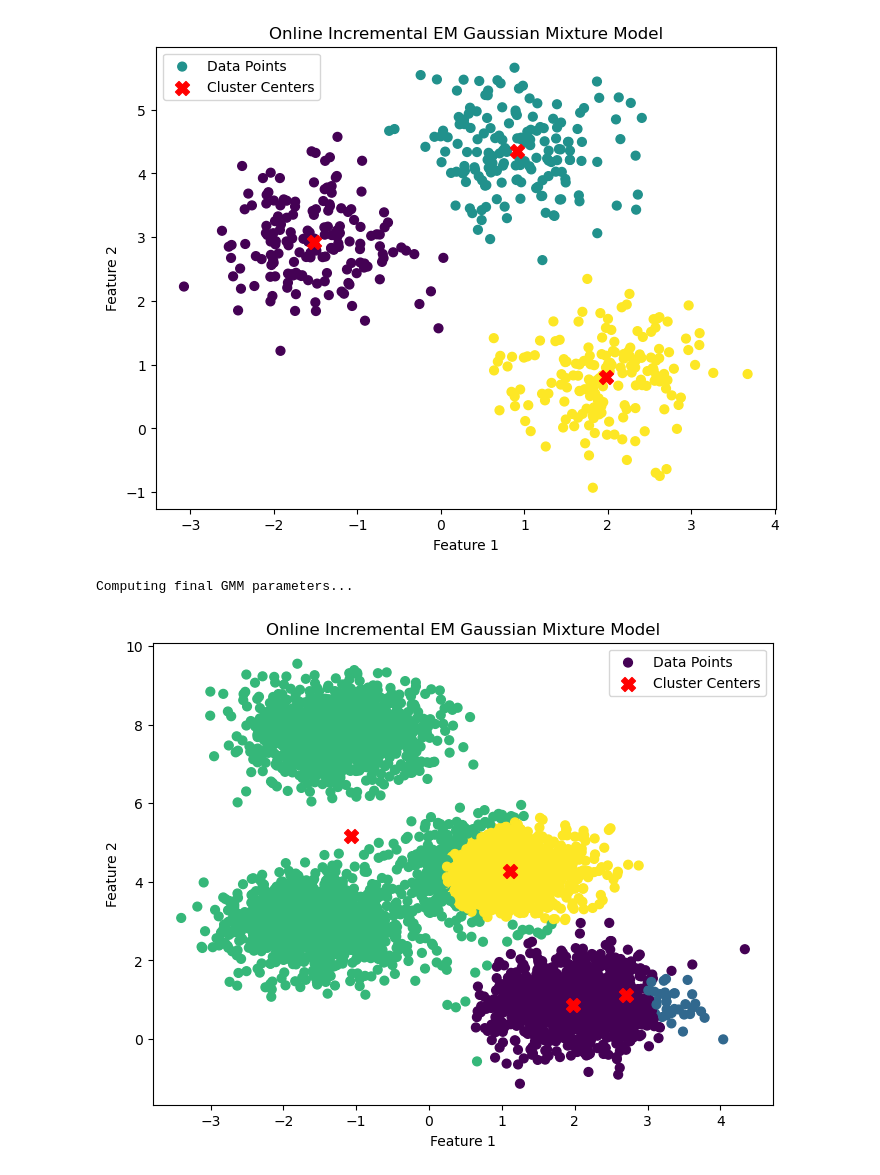
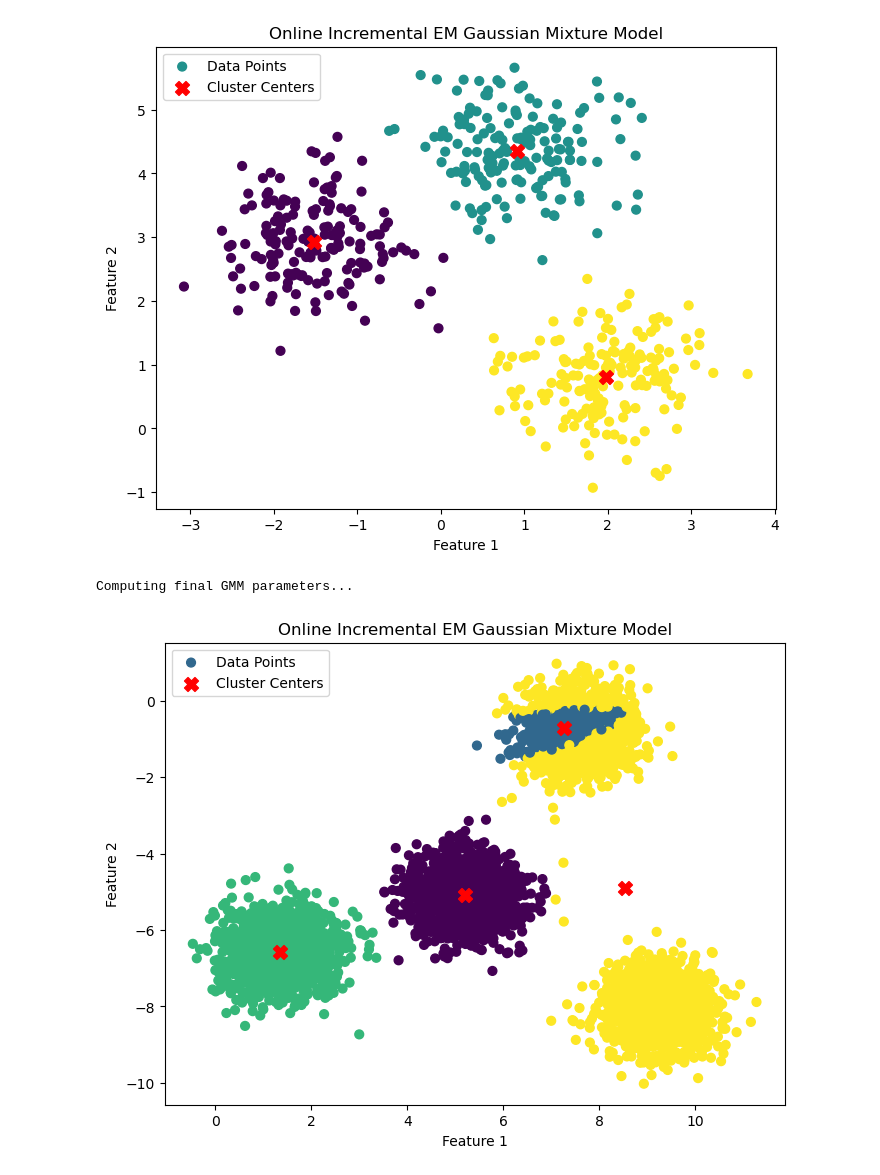
Before and after one commit to arnifreyrm/Online-GMM, a Jupyter notebook: old_incremental.ipynb, the cells around one changed output. Saved outputs shown, nothing was run; the diff lists cells and outputs as text; code cells hidden in the pictures.

```diff
--- a/old_incremental.ipynb
+++ b/old_incremental.ipynb
@@ -265,30 +265,89 @@ def random_initialization(n_components, n_features, random_state=None):
 
     return pi, mu, sigma
 
-def compute_responsibilities(x, pi, mu, sigma):
+def initialize_parameters(n_components, n_features, first_points=None, random_state=None):
+    if random_state is not None:
+        np.random.seed(random_state)
+
+    # Initialize mixing coefficients
+    pi = np.ones(n_components) / n_components
+
+    # Initialize means with more spread
+    if first_points is not None:
+        # Use the first few points with larger noise
+        mu_k = first_points + np.random.randn(n_components, n_features) * 2.0
+    else:
+        mu_k = np.random.randn(n_components, n_features) * 5.0
+
+    # Initialize with larger covariances
+    sigma_k = np.array([
+        np.eye(n_features) * (2.0 + 0.5 * k)
+        for k in range(n_components)
+    ])
+
+    return pi, mu_k, sigma_k
+
+def compute_responsibilities(x, pi, mu, sigma, eps=1e-15):
     K = len(pi)
-    responsibilities = np.zeros(K)
+    log_responsibilities = np.zeros(K)
+
     for k in range(K):
         diff = x - mu[k]
-        exponent = -0.5 * np.dot(diff.T, np.linalg.solve(sigma[k], diff))
-        exponent = np.clip(exponent, -50, 50)  # Avoid overflow/underflow
-        # print(f"diff: {diff}, sigma: {sigma[k]}, exponent: {exponent}")
-        responsibilities[k] = pi[k] * np.exp(exponent) / np.sqrt(np.linalg.det(sigma[k]) * (2 * np.pi) ** len(x))
 
+        # Add small constant to diagonal for numerical stability
+        sigma_k = sigma[k] + eps * np.eye(sigma[k].shape[0])
+
+        # Compute log probability in a numerically stable way
+        log_det = np.log(np.linalg.det(sigma_k))
+        inv_sigma = np.linalg.inv(sigma_k)
+        exponent = -0.5 * np.dot(diff.T, np.dot(inv_sigma, diff))
+        log_responsibilities[k] = np.log(pi[k]) + exponent - 0.5 * (log_det + len(x) * np.log(2 * np.pi))
+
+    # Subtract maximum for numerical stability
+    log_responsibilities -= np.max(log_responsibilities)
+    responsibilities = np.exp(log_responsibilities)
     responsibilities /= np.sum(responsibilities)
+
     return responsibilities
 
-def compute_parameters(mu_stats, n_samples):
-    pi = mu_stats['N'] / n_samples
-    mu_k = mu_stats['sum_x'] / mu_stats['N'][:, None]
-    sigma_k = np.array([mu_stats['sum_xx'][k] / mu_stats['N'][k] - np.outer(mu_k[k], mu_k[k]) for k in range(len(pi))])
-    return pi, mu_k, sigma_k
+# def compute_parameters(mu_stats, n_samples):
+#     pi = mu_stats['N'] / n_samples
+#     mu_k = mu_stats['sum_x'] / mu_stats['N'][:, None]
+#     sigma_k = np.array([mu_stats['sum_xx'][k] / mu_stats['N'][k] - np.outer(mu_k[k], mu_k[k]) for k in range(len(pi))])
+#     return pi, mu_k, sigma_k
+
+def compute_parameters(mu_stats, n_samples, reg_covar=1e-6, eps=1e-10):
+    # Compute mixing coefficients with minimum probability
+    pi = np.maximum(mu_stats['N'], eps)
+    # pi = pi / np.sum(pi)
+    pi = pi / n_samples
+
+    # Compute means with safety check
+    safe_N = np.maximum(mu_stats['N'], eps)[:, None]
+    mu = mu_stats['sum_x'] / safe_N
+
+    # Compute covariances
+    sigma = []
+    for k in range(len(pi)):
+        safe_N_k = max(mu_stats['N'][k], eps)
+        cov = mu_stats['sum_xx'][k] / safe_N_k - np.outer(mu[k], mu[k])
+        # Ensure symmetry
+        cov = (cov + cov.T) / 2
+        # Add regularization to diagonal
+        cov.flat[::len(cov) + 1] += reg_covar
+        # Ensure positive definiteness
+        min_eig = np.min(np.linalg.eigvals(cov))
+        if min_eig < 0:
+            cov.flat[::len(cov) + 1] -= min_eig - eps
+        sigma.append(cov)
+
+    return pi, mu, np.array(sigma)
 
 def online_incremental_em_gmm(X, n_components=3, T=10, random_state=None):
     n_samples, n_features = X.shape
 
     # Step 1: Random initialization
-    pi, mu, sigma = random_initialization(n_components, n_features, random_state=random_state)
+    pi, mu, sigma = initialize_parameters(n_components, n_features, random_state=random_state)
 
     # Step 2: Placeholder for sufficient statistics
     gamma = np.zeros((n_samples, n_components))
@@ -321,41 +380,41 @@ def online_incremental_em_gmm(X, n_components=3, T=10, random_state=None):
             gamma_xx[idx] = s_prime_i_gamma_xx
 
         # Update model parameters after each iteration
-        pi, mu, sigma = compute_parameters(mu_stats, n_samples)
+        pi, mu, sigma = compute_parameters(mu_stats, idx+1)
 
     # After all iterations, compute final parameters
     print("\nComputing final GMM parameters...")
-    pi, mu_k, sigma_k = compute_parameters(mu_stats, n_samples)
+    pi, mu_k, sigma_k = compute_parameters(mu_stats, idx+1)
 
     return pi, mu_k, sigma_k
 
 if __name__ == "__main__":
     # Generate synthetic data
-    X, y_true = make_blobs(n_samples=5000, centers=4, cluster_std=0.60, random_state=0)
+    X, y_true = make_blobs(n_samples=5000, centers=4, cluster_std=0.60, random_state=1126)
 
     # Run Online Incremental EM
     n_components = 4
-    T = 15
+    T = 10
     random_state = 42
     pi, mu_k, sigma_k = online_incremental_em_gmm(X, n_components=n_components, T=T, random_state=random_state)
 
     # Assign clusters based on final responsibilities
     K = n_components
     labels = np.zeros(X.shape[0], dtype=int)
     for i in range(X.shape[0]):
         x_i = X[i]
         probs = compute_responsibilities(x_i, pi, mu_k, sigma_k)
         labels[i] = np.argmax(probs)
 
     # Plot the results
     plt.figure(figsize=(8, 6))
     plt.scatter(X[:, 0], X[:, 1], c=labels, s=40, cmap='viridis', label='Data Points')
     plt.scatter(mu_k[:, 0], mu_k[:, 1], c='red', s=100, marker='X', label='Cluster Centers')
     plt.title('Online Incremental EM Gaussian Mixture Model')
     plt.xlabel('Feature 1')
     plt.ylabel('Feature 2')
     plt.legend()
     plt.show()
 # %% [output]
 Computing final GMM parameters...
-[figure, old version]
+[figure, new version]
```
